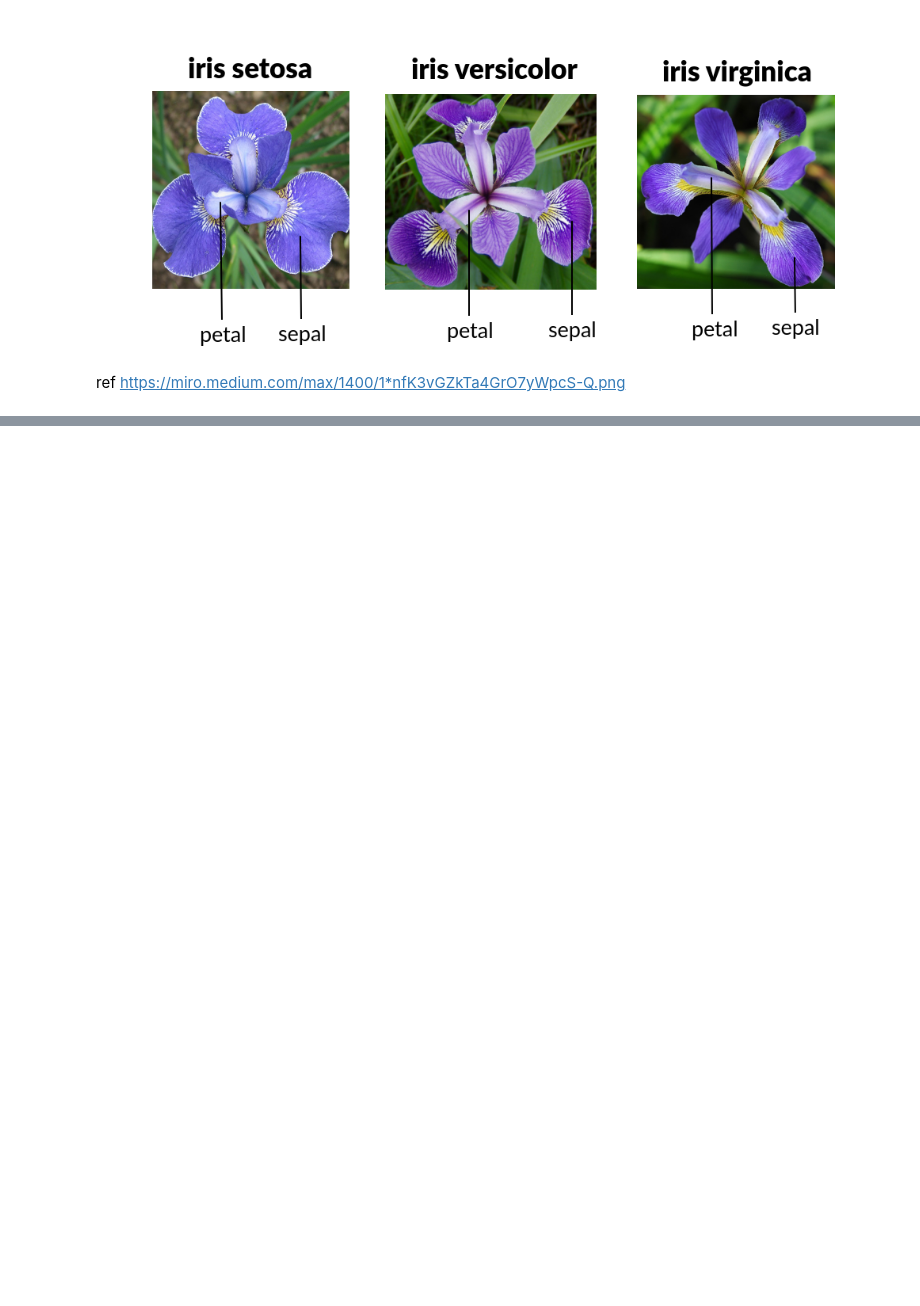
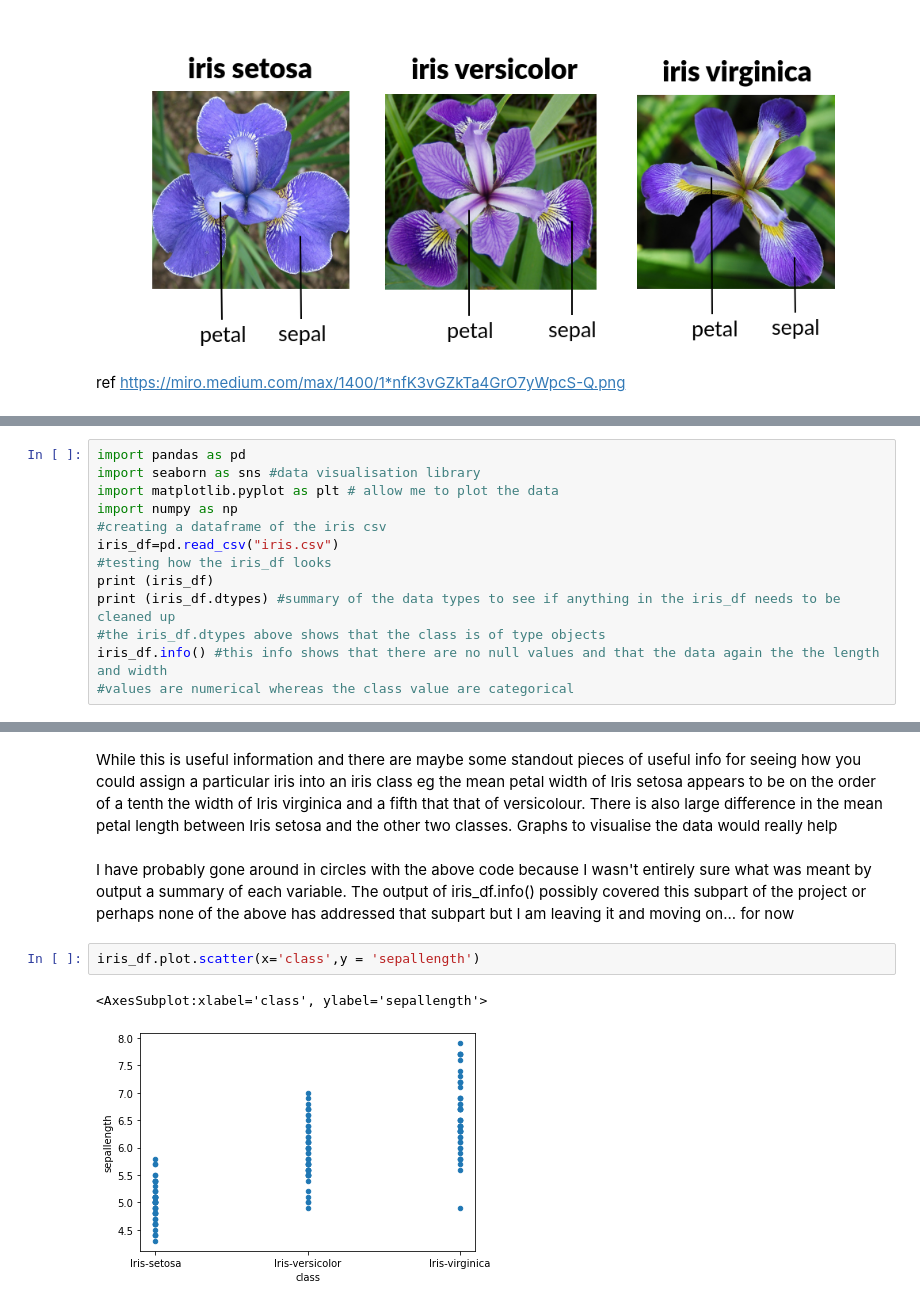
Before and after one commit to BridK02/pands-project, a Jupyter notebook: iris_jupyter.ipynb, the cells around one changed output, grey strips where cells are left out. Cells and saved outputs as stored; diff of their text form; blank space fills up the shorter version.

```diff
--- a/iris_jupyter.ipynb
+++ b/iris_jupyter.ipynb
@@ -9,0 +70,13 @@ are easier to solve, and to plug these together after they have been completed.
+# %%
+import pandas as pd
+import seaborn as sns #data visualisation library
+import matplotlib.pyplot as plt # allow me to plot the data
+import numpy as np
+#creating a dataframe of the iris csv
+iris_df=pd.read_csv("iris.csv")
+#testing how the iris_df looks
+print (iris_df)
+print (iris_df.dtypes) #summary of the data types to see if anything in the iris_df needs to be cleaned up
+#the iris_df.dtypes above shows that the class is of type objects
+iris_df.info() #this info shows that there are no null values and that the data again the the length and width
+#values are numerical whereas the class value are categorical
@@ -9,0 +266,9 @@ are easier to solve, and to plug these together after they have been completed.
+# %% [markdown]
+While this is useful information and there are maybe some standout pieces of useful info for seeing how you could assign a particular iris into an iris class eg the mean petal width of Iris setosa appears to be on the order of a tenth the width of Iris virginica and a fifth that that of versicolour. There is also large difference in the mean petal length between Iris setosa and the other two classes. Graphs to visualise the data would really help
+# %% [markdown]
+I have probably gone around in circles with the above code because I wasn't entirely sure what was meant by output a summary of each variable. The output of iris_df.info() possibly covered this subpart of the project or perhaps none of the above has addressed that subpart but I am leaving it and moving on... for now
+# %%
+iris_df.plot.scatter(x='class',y = 'sepallength')
+# %% [output]
+<AxesSubplot:xlabel='class', ylabel='sepallength'>
+[figure, added]
```
Also changed, not shown: parts of 20 cells of this notebook, 2 other files.
